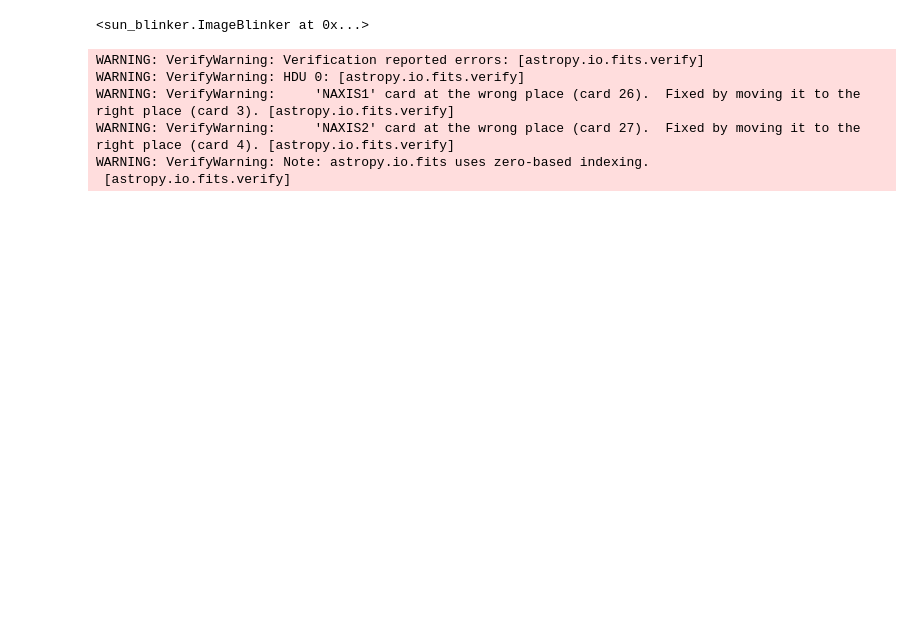
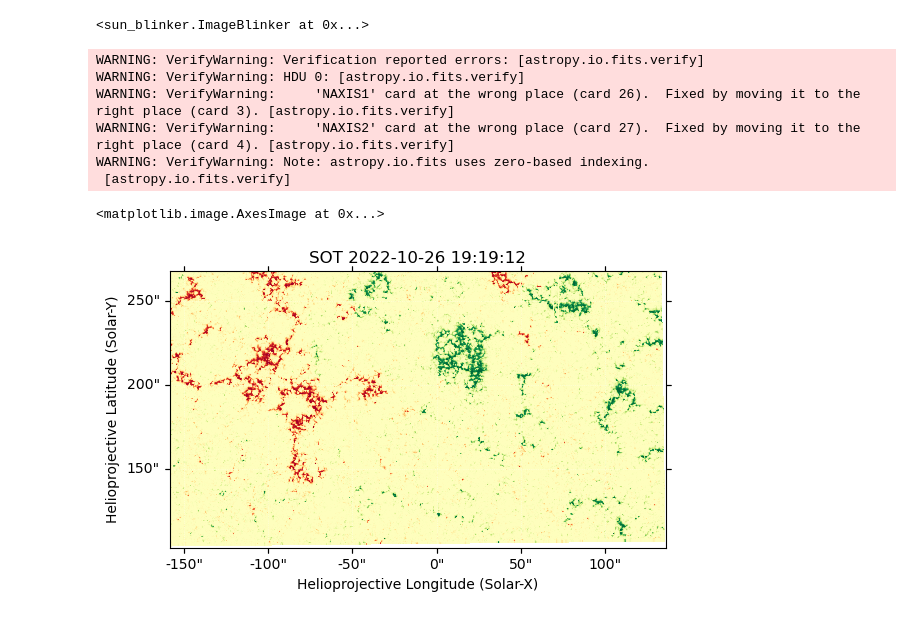
Before and after one commit to yjzhu-solar/EIS_DKIST_SolO, a Jupyter notebook: ipynb/hmi/sot_hmi_sift_1026.ipynb, the cells around one changed output. Cells and saved outputs as stored; diff of their text form; code cells hidden in the pictures; blank space fills up the shorter version.

```diff
--- a/ipynb/hmi/sot_hmi_sift_1026.ipynb
+++ b/ipynb/hmi/sot_hmi_sift_1026.ipynb
@@ -109,7 +109,7 @@ ax2.imshow(sotsp_img_kp, origin="lower")
 def matcher(des1, des2,threshold=1):
     FLANN_INDEX_KDTREE = 1
     index_params = dict(algorithm = FLANN_INDEX_KDTREE, trees = 5)
-    search_params = dict(checks = 200)
+    search_params = dict(checks = 100)
 
     flann = cv2.FlannBasedMatcher(index_params, search_params)
     matches = flann.knnMatch(des1,des2,k=2)
@@ -122,7 +122,7 @@ def matcher(des1, des2,threshold=1):
 
     return good
 # %%
-hmi_sot_good_matches = matcher(des_sotsp, des_hmi, 0.7)
+hmi_sot_good_matches = matcher(des_sotsp, des_hmi, 0.8)
 # %%
 def homography(kp1, kp2, matches):
     src_pts = np.float32([ kp1[m.queryIdx].pt for m in matches ]).reshape(-1,1,2)
@@ -191,3 +191,8 @@ WARNING: VerifyWarning:     'NAXIS1' card at the wrong place (card 26).  Fixed b
 WARNING: VerifyWarning:     'NAXIS2' card at the wrong place (card 27).  Fixed by moving it to the right place (card 4). [astropy.io.fits.verify]
 WARNING: VerifyWarning: Note: astropy.io.fits uses zero-based indexing.
  [astropy.io.fits.verify]
+# %%
+sotsp_br_warp_map.plot(cmap="RdYlGn",norm=plt.Normalize(-1500,1500))
+# %% [output]
+<matplotlib.image.AxesImage at 0x...>
+[figure, added]
```
Also changed, not shown: parts of 7 cells of this notebook, 14 other files.
